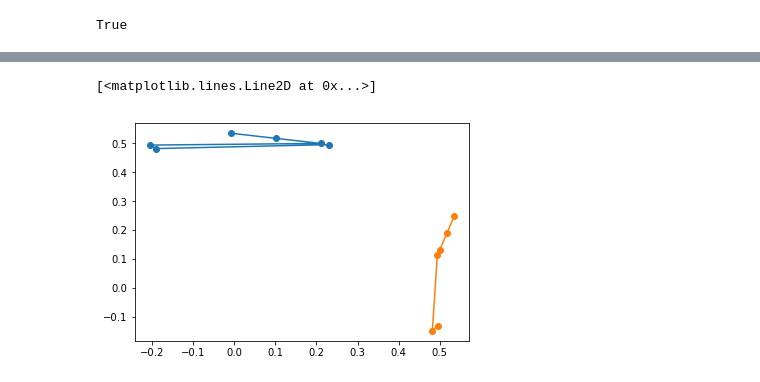
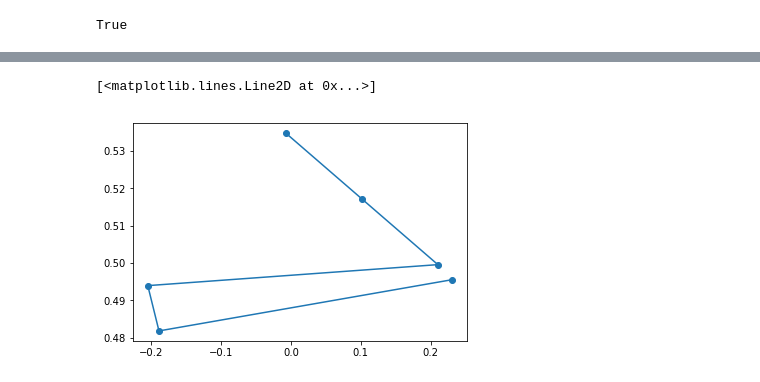
Before and after one commit to DamCB/tyssue, a Jupyter notebook: doc/notebooks/Cell_Division.ipynb, the cells around one changed output, grey strips where cells are left out. Cells and saved outputs as stored; diff of their text form; code cells hidden in the pictures.

```diff
--- a/doc/notebooks/Cell_Division.ipynb
+++ b/doc/notebooks/Cell_Division.ipynb
@@ -167,10 +183,10 @@ fig
 # %%
 fig, ax = plt.subplots()
 last_verts = monolayer.vert_df.loc[monolayer.Nv-6:]
 ax.plot(monolayer.vert_df.loc[monolayer.Nv-6:, 'x'],
         monolayer.vert_df.loc[monolayer.Nv-6:, 'y'], '-o')
-ax.plot(monolayer.vert_df.loc[monolayer.Nv-6:, 'y'],
-        monolayer.vert_df.loc[monolayer.Nv-6:, 'z'], '-o')
+#ax.plot(monolayer.vert_df.loc[monolayer.Nv-6:, 'x'],
+#        monolayer.vert_df.loc[monolayer.Nv-6:, 'z'], '-o')
 # %% [output]
 [<matplotlib.lines.Line2D at 0x...>]
-[figure, old version]
+[figure, new version]
```
Also changed, not shown: parts of 5 cells of this notebook, 2 other files.
